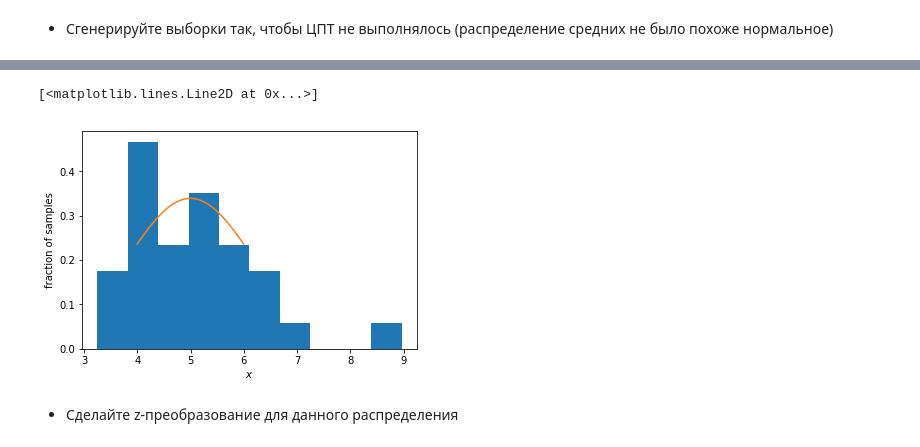
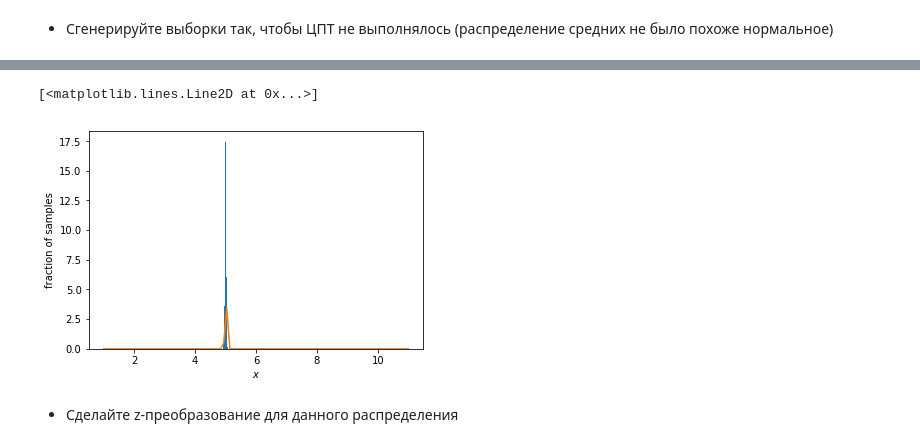
Before and after one commit to olgamonahova/python, a Jupyter notebook: hw2.ipynb, the cells around one changed output, grey strips where cells are left out. Cells and saved outputs as stored; diff of their text form; code cells hidden in the pictures.

```diff
--- a/hw2.ipynb
+++ b/hw2.ipynb
@@ -223,29 +238,31 @@ plt.plot(x, pdf)
 # %%
-# 2) уменьшено количество испытаний и выборка
+# 2) количество испытаний осталось 10 000 с выборкой 8 000
+# результат не вызывает доверия 0_о
+
 norm_rv = stats.norm(5,2)
 results = []
 
 
-for i in range(30):
-    sample = norm_rv.rvs(3)
+for i in range(10000):
+    sample = norm_rv.rvs(8000)
     results.append(sample.mean())
 
 plt.hist(results, density=True)
 plt.ylabel('fraction of samples')
 plt.xlabel('$x$')
 
 
-x = np.linspace(4,6,100)
+x = np.linspace(1,11,100)
 
 norm_arr = np.array(results)
 
 
 pdf = stats.norm(norm_arr.mean(), norm_arr.std()).pdf(x)
 
 plt.plot(x, pdf)
 # %% [output]
 [<matplotlib.lines.Line2D at 0x...>]
-[figure, old version]
+[figure, new version]
 # %% [markdown]
 - Сделайте z-преобразование для данного распределения
 # %% [markdown]
```
Also changed, not shown: parts of 13 cells of this notebook.
